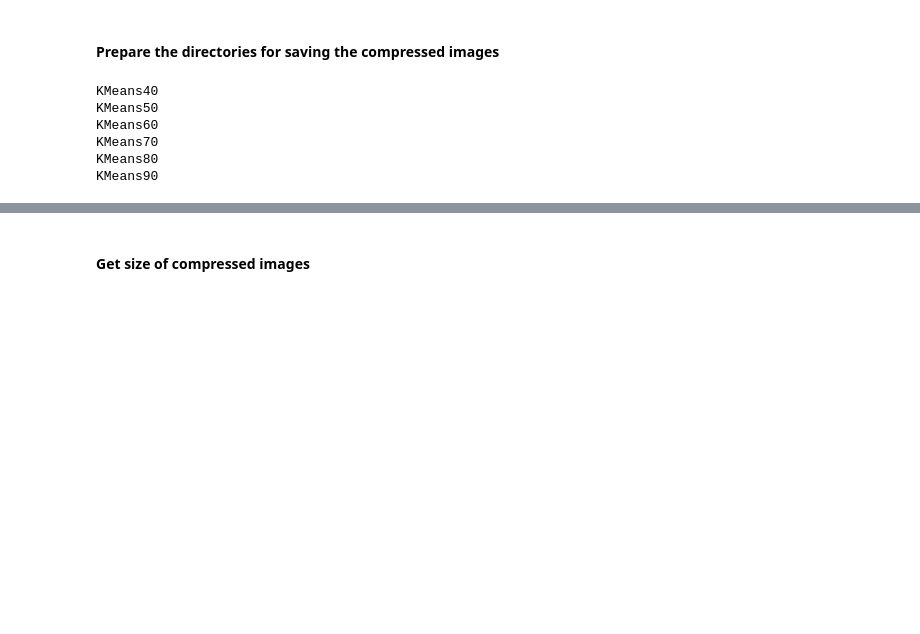
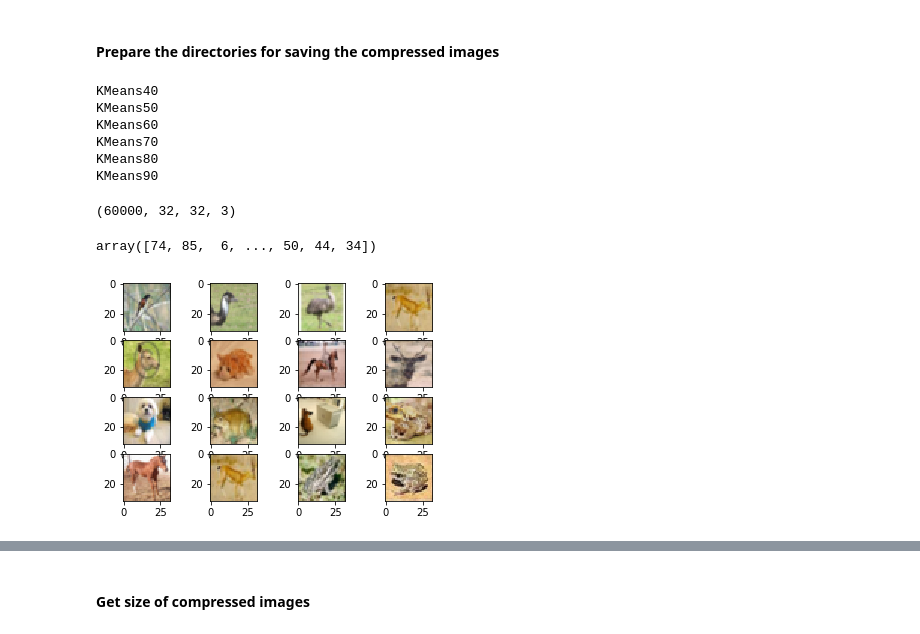
Before and after one commit to NguyenHai7120/Project4A-Optim-Stockage, a Jupyter notebook: CIFAR10Compression.ipynb, the cells around one changed output, grey strips where cells are left out. Saved outputs shown, nothing was run; the diff lists cells and outputs as text; code cells hidden in the pictures; blank space fills up the shorter version.

```diff
--- a/CIFAR10Compression.ipynb
+++ b/CIFAR10Compression.ipynb
@@ -87,3 +87,26 @@ KMeans60
 KMeans70
 KMeans80
 KMeans90
+# %%
+X.shape
+# %% [output]
+(60000, 32, 32, 3)
+# %%
+cluster = clusters['KMeans90']
+cluster
+# %% [output]
+array([74, 85,  6, ..., 50, 44, 34])
+# %%
+image_set = X[cluster == 10]
+indexes = np.random.choice(range(image_set.shape[0]), size = 16)
+# %%
+
+
+fig, axs = plt.subplots(4, 4)
+axs = axs.ravel()
+for k in range(16):
+    axs[k].imshow(image_set[indexes[k]].astype('uint8'))
+    cv2.imwrite('./New-storage/Im_' + str(k) + '.png', image_set[indexes[k]].astype('uint8'))
+plt.show()
+# %% [output]
+[figure, added]
```
Also changed, not shown: parts of 3 cells of this notebook, 55 other files.
